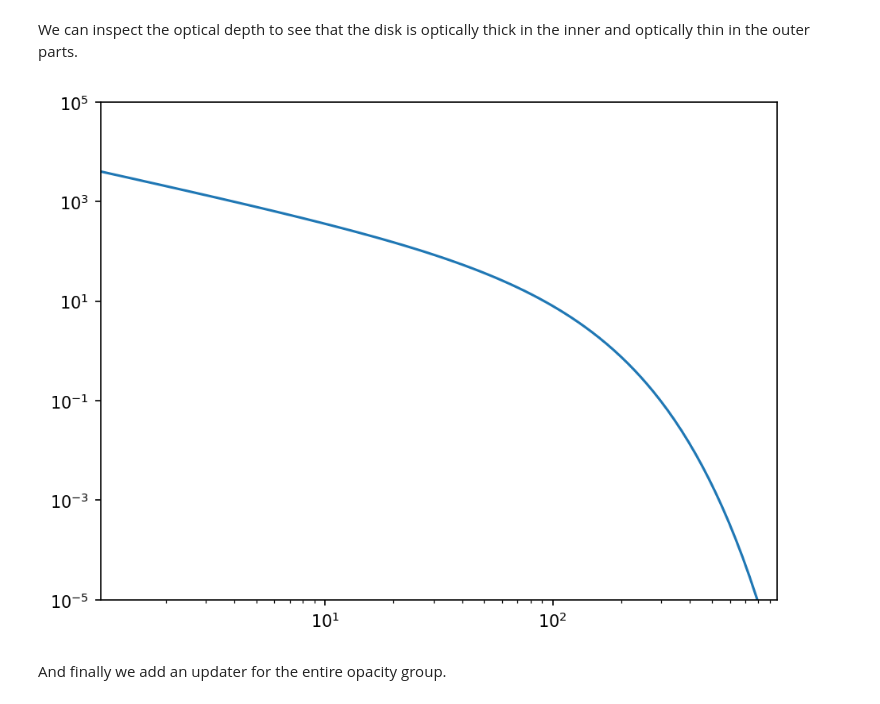
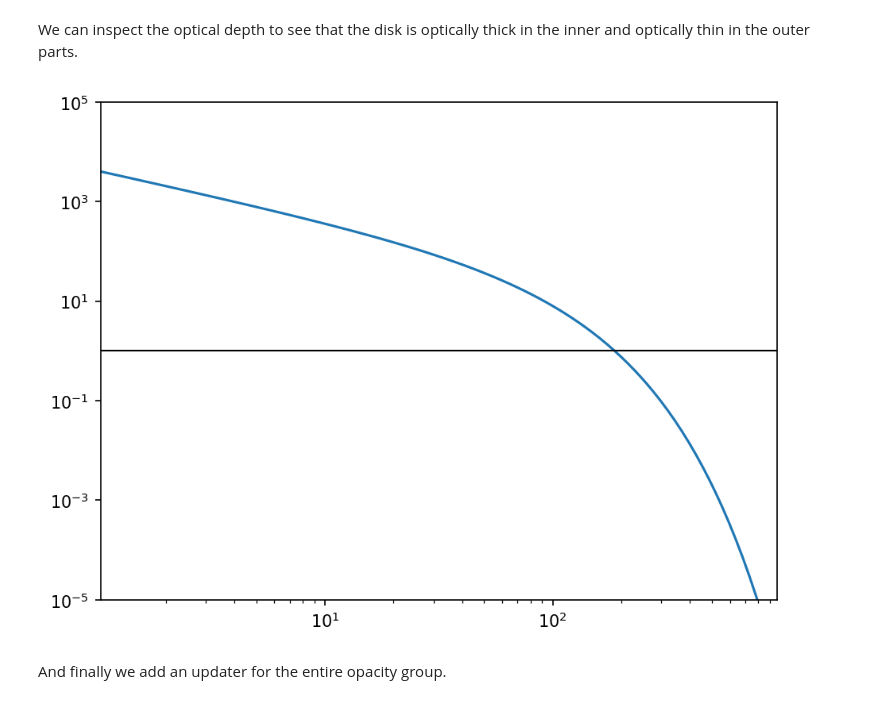
Before and after one commit to stammler/spp1992_summerschool23, a Jupyter notebook: notebooks/3_projects/3.4_irradiation.ipynb, the cells around one changed output. Drawn from its saved outputs; the diff is of its cells as text; code cells hidden in the pictures.

```diff
--- a/notebooks/3_projects/3.4_irradiation.ipynb
+++ b/notebooks/3_projects/3.4_irradiation.ipynb
@@ -102,8 +102,8 @@ def B_nu(nu, T):
 # %% [markdown]
 This function takes the opacity file we created earlier and uses `RegularGridInterpolator` to compute the Planck mean opacity. The result is a function $\kappa_\mathrm{P} \left( a,  T_* \right)$ that can be used to easily (and quickly) get the Planck mean opacity.
 # %%
-def compute_planck_mean(npzfile):
-    opac = np.load(npzfile)
+def compute_planck_mean(opacpath):
+    opac = np.load(opacpath)
     # We are using the size and frequency/wavelength grid from the opacity file
     a = opac["a"]
     lam = opac["lam"]
@@ -171,11 +171,12 @@ We can inspect the optical depth to see that the disk is optically thick in the
 # %%
 fig, ax = plt.subplots()
 ax.loglog(sim.grid.r/c.au, sim.opacities.tau)
+ax.axhline(1., lw=1, color="black")
 ax.set_xlim(sim.grid.r.min()/c.au, sim.grid.r.max()/c.au)
 ax.set_ylim(1.e-5, 1.e5)
 fig.tight_layout()
 # %% [output]
-[figure, old version]
+[figure, new version]
 # %% [markdown]
 And finally we add an updater for the entire opacity group.
 # %%
```
Also changed, not shown: parts of 1 cell of this notebook, 2 other files.
